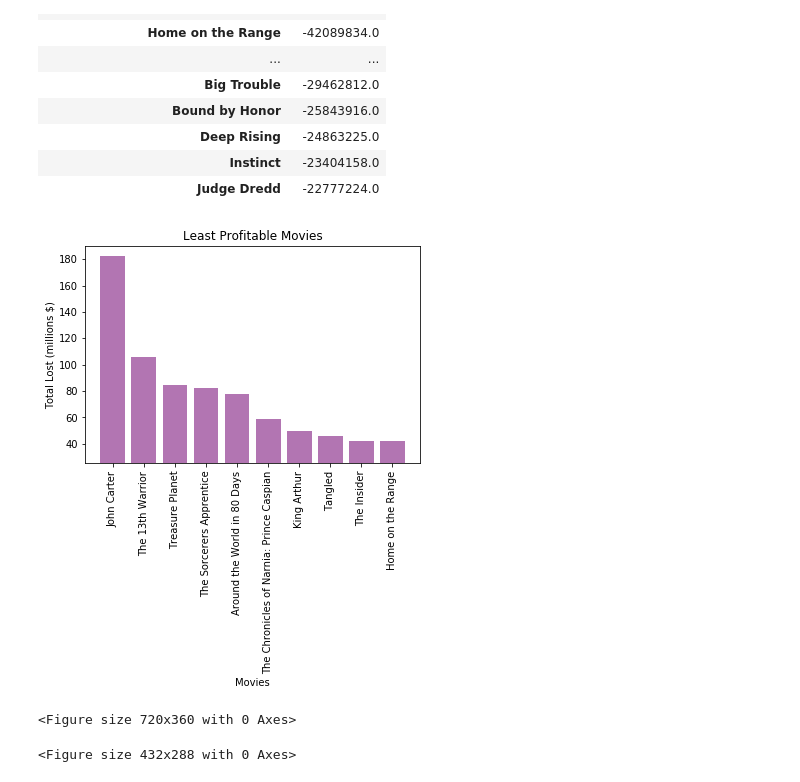
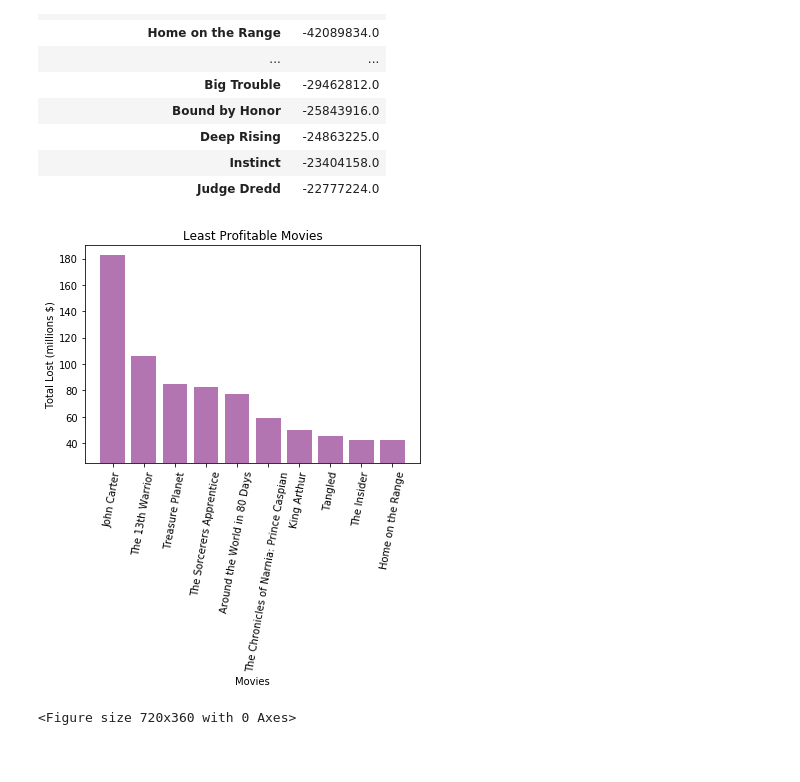
Before and after one commit to theriotn95/ETL-Project, a Jupyter notebook: disney_movies.ipynb, the cells around one changed output. Saved outputs shown, nothing was run; the diff lists cells and outputs as text; code cells hidden in the pictures; blank space fills up the shorter version.

Commit message:
adjusting images

```diff
--- a/disney_movies.ipynb
+++ b/disney_movies.ipynb
@@ -340,10 +340,9 @@ sort_by_profit.head(20)
 profit = [52.27, 21.86, 21.85, 13.09, 9.18, 7.17, 6.0, 5.23, 4.45, 4.24]
 index = ['Snow White and the Seven Dwarfs', 'Pinocchio', 'Fantasia', '101 Dalmatians', 'Cinderella', 'The Lion King',
         'The Avengers', '20,000 Leagues Under the Sea', 'The Sixth Sense', 'Finding Nemo']
-y_pos = np.arange(len(index))
 
 # Create bars and choose color
-plt.bar(y_pos, profit, color = (0.5,0.1,0.5,0.6))
+plt.bar(index, profit, color = (0.5,0.1,0.5,0.6))
 
 # Add title and axis names
 plt.title('Most Profitable Movies')
@@ -357,11 +356,11 @@ plt.ylim(0,55)
 plt.xticks(y_pos, index)
 plt.xticks(rotation=90)
 plt.figure(figsize=(10,5))
-# Show graphic
+
+plt.savefig ('Images/fig2.png')
+
+# Show chart
 plt.show()
-
-plt.tight_layout()
-plt.savefig ('Images/fig2.png')
 # %% [output]
 [figure]
 <Figure size 720x360 with 0 Axes>
@@ -393,30 +391,29 @@ sort_by_profit.head(20)
 # %%
 profit = [182.63, 105.74, 84.81, 82.53, 77.41, 58.72, 49.58, 45.61, 42.21, 42.09]
 index = ['John Carter', 'The 13th Warrior', 'Treasure Planet', 'The Sorcerers Apprentice', 'Around the World in 80 Days',
          'The Chronicles of Narnia: Prince Caspian', 'King Arthur', 'Tangled', 'The Insider', 'Home on the Range']
-y_pos = np.arange(len(index))
+
 
 # Create bars and choose color
-plt.bar(y_pos, profit, color = (0.5,0.1,0.5,0.6))
+plt.bar(index, profit, color = (0.5,0.1,0.5,0.6))
 
 # Add title and axis names
 plt.title('Least Profitable Movies')
 plt.xlabel('Movies')
 plt.ylabel('Total Lost (millions $)')
 
 # Limits for the Y axis
 plt.ylim(25,190)
 
 # Create names
 plt.xticks(y_pos, index)
-plt.xticks(rotation=90)
+plt.xticks(rotation=80)
 plt.figure(figsize=(10,5))
-# Show graphic
+
+plt.savefig ('Images/fig3.png')
+
+# Show chart
 plt.show()
-
-plt.tight_layout()
-plt.savefig ('Images/fig3.png')
 # %% [output]
-[figure, old version]
+[figure, new version]
 <Figure size 720x360 with 0 Axes>
-<Figure size 432x288 with 0 Axes>
```
Also changed, not shown: parts of 1 cell of this notebook, 2 other files.
